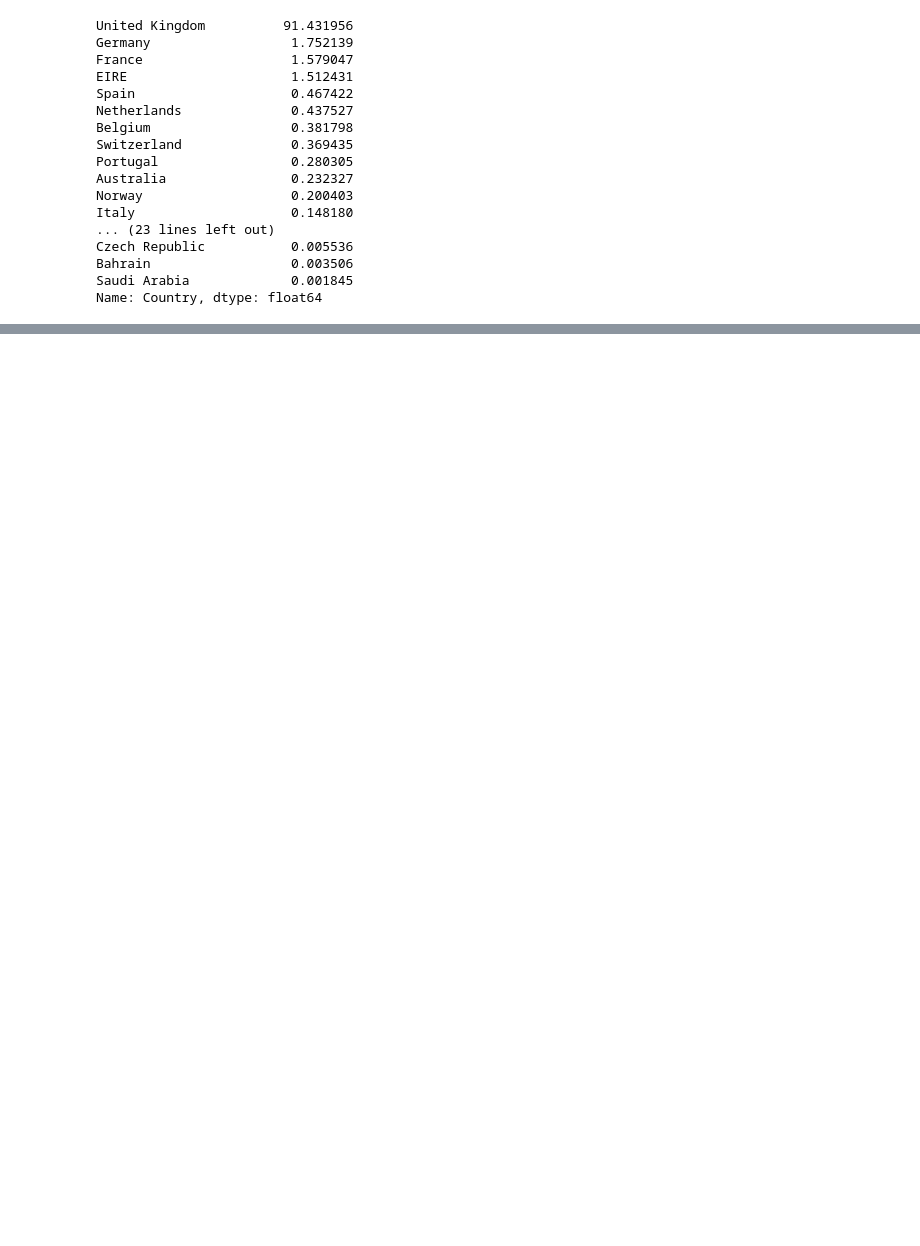
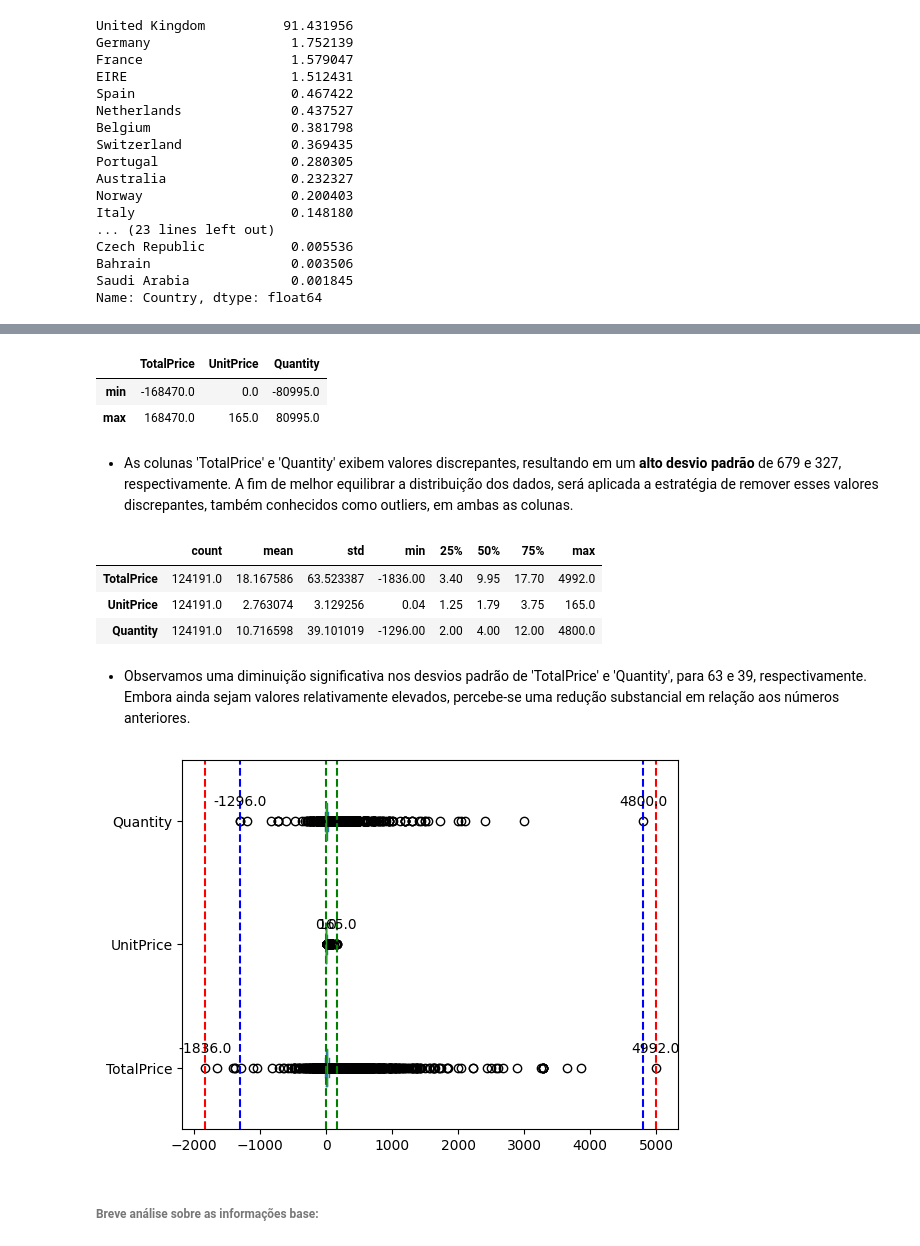
Before and after one commit to lauramsromano/categorization_vendas, a Jupyter notebook: Aplicação_Regressão_Logistica,_KNN_e_SVM.ipynb, the cells around one changed output, grey strips where cells are left out. Cells and saved outputs as stored; diff of their text form; code cells hidden in the pictures; blank space fills up the shorter version.

```diff
--- a/Aplicação_Regressão_Logistica,_KNN_e_SVM.ipynb
+++ b/Aplicação_Regressão_Logistica,_KNN_e_SVM.ipynb
@@ -275,0 +489,41 @@ X_train, X_test, y_train, y_test = train_test_split(X,
+# %%
+outliers_df = pd.DataFrame(outliers, columns=['TotalPrice', 'UnitPrice', 'Quantity'], index=['min', 'max'])
+outliers_df
+# %% [output]
+|  | TotalPrice | UnitPrice | Quantity |
+| min | -168470.0 | 0.0 | -80995.0 |
+| max | 168470.0 | 165.0 | 80995.0 |
+# %% [markdown]
+- As colunas 'TotalPrice' e 'Quantity' exibem valores discrepantes, resultando em um **alto desvio padrão** de 679 e 327, respectivamente. A fim de melhor equilibrar a distribuição dos dados, será aplicada a estratégia de remover esses valores discrepantes, também conhecidos como outliers, em ambas as colunas.
+# %%
+# Removendo valores max e mim de 'TotalPrice' e 'Quantity':
+base_amostra = base_amostra[(base_amostra['TotalPrice'] != base_amostra['TotalPrice'].max()) & (base_amostra['Quantity'] != base_amostra['Quantity'].min())]
+# %%
+base_amostra[['TotalPrice', 'UnitPrice', 'Quantity']].describe().T
+# %% [output]
+|  | count | mean | std | min | 25% | 50% | 75% | max |
+| TotalPrice | 124191.0 | 18.167586 | 63.523387 | -1836.00 | 3.40 | 9.95 | 17.70 | 4992.0 |
+| UnitPrice | 124191.0 | 2.763074 | 3.129256 | 0.04 | 1.25 | 1.79 | 3.75 | 165.0 |
+| Quantity | 124191.0 | 10.716598 | 39.101019 | -1296.00 | 2.00 | 4.00 | 12.00 | 4800.0 |
+# %% [markdown]
+- Observamos uma diminuição significativa nos desvios padrão de 'TotalPrice' e 'Quantity', para 63 e 39, respectivamente. Embora ainda sejam valores relativamente elevados, percebe-se uma redução substancial em relação aos números anteriores.
+# %%
+colors = ['r', 'g', 'b']
+base_amostra[['TotalPrice', 'UnitPrice', 'Quantity']].plot(kind='box', vert=False)
+
+outliers = base_amostra[['TotalPrice', 'UnitPrice', 'Quantity']].describe().loc[['min', 'max']].values.round()
+
+for i, limit in enumerate(outliers.T):
+    color = colors[i % len(colors)]
+
+    plt.axvline(x=limit[0], color=color, linestyle='--')
+    plt.axvline(x=limit[1], color=color, linestyle='--')
+
+    for j, value in enumerate(limit):
+        plt.text(value, i+1.1, f'{value}', ha='center', va='bottom')
+
+plt.show()
+# %% [output]
+[figure, added]
+# %% [markdown]
+###### **Breve análise** sobre as informações base:
```
Also changed, not shown: parts of 158 cells of this notebook.
